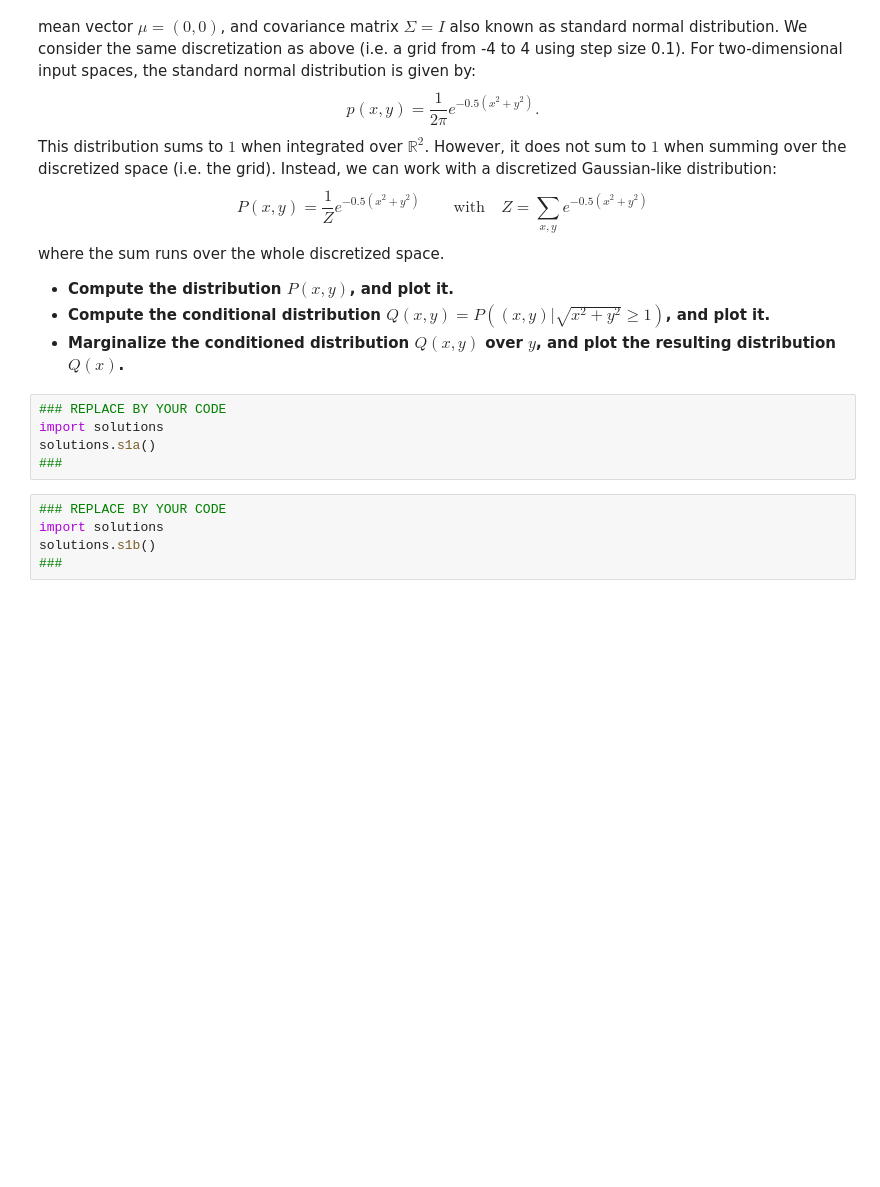
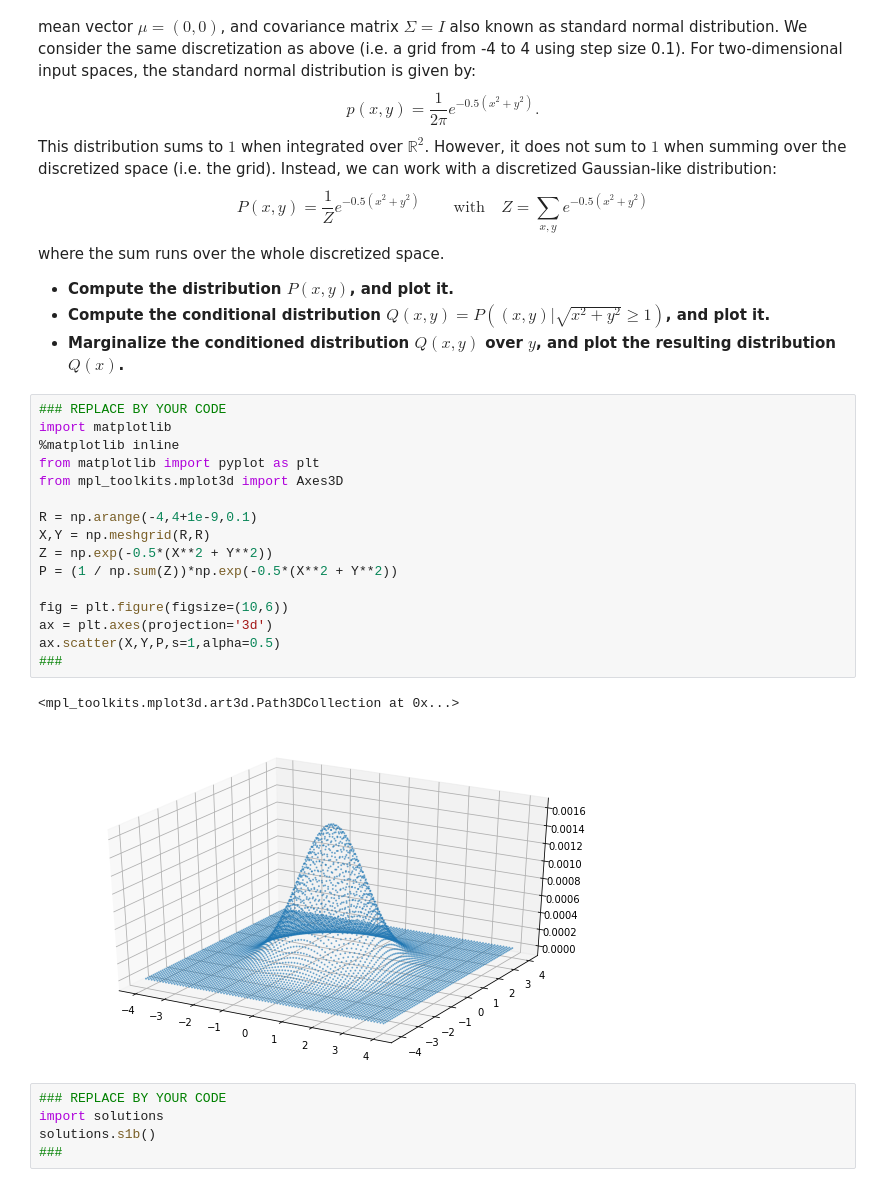
Before and after one commit to oleksa-oleksa/Python, a Jupyter notebook: Machine_Learning/sheet01_Bayes_Decision_Theory.ipynb, the cells around one changed output. Saved outputs shown, nothing was run; the diff lists cells and outputs as text; blank space fills up the shorter version.

```diff
--- a/Machine_Learning/sheet01_Bayes_Decision_Theory.ipynb
+++ b/Machine_Learning/sheet01_Bayes_Decision_Theory.ipynb
@@ -59,11 +77,25 @@ where the sum runs over the whole discretized space.
 * **Compute the distribution $P(x,y)$, and plot it.**
 * **Compute the conditional distribution $Q(x,y) = P((x,y) | \sqrt{x^2+y^2} \geq 1)$, and plot it.**
 * **Marginalize the conditioned distribution $Q(x,y)$ over $y$, and plot the resulting distribution $Q(x)$.**
-# %%
-### REPLACE BY YOUR CODE
-import solutions
-solutions.s1a()
-###
+# %%
+### REPLACE BY YOUR CODE
+import matplotlib
+%matplotlib inline
+from matplotlib import pyplot as plt
+from mpl_toolkits.mplot3d import Axes3D
+
+R = np.arange(-4,4+1e-9,0.1)
+X,Y = np.meshgrid(R,R)
+Z = np.exp(-0.5*(X**2 + Y**2))
+P = (1 / np.sum(Z))*np.exp(-0.5*(X**2 + Y**2))
+
+fig = plt.figure(figsize=(10,6))
+ax = plt.axes(projection='3d')
+ax.scatter(X,Y,P,s=1,alpha=0.5)
+###
+# %% [output]
+<mpl_toolkits.mplot3d.art3d.Path3DCollection at 0x...>
+[figure, added]
 # %%
 ### REPLACE BY YOUR CODE
 import solutions
```
Also changed, not shown: parts of 5 cells of this notebook.
